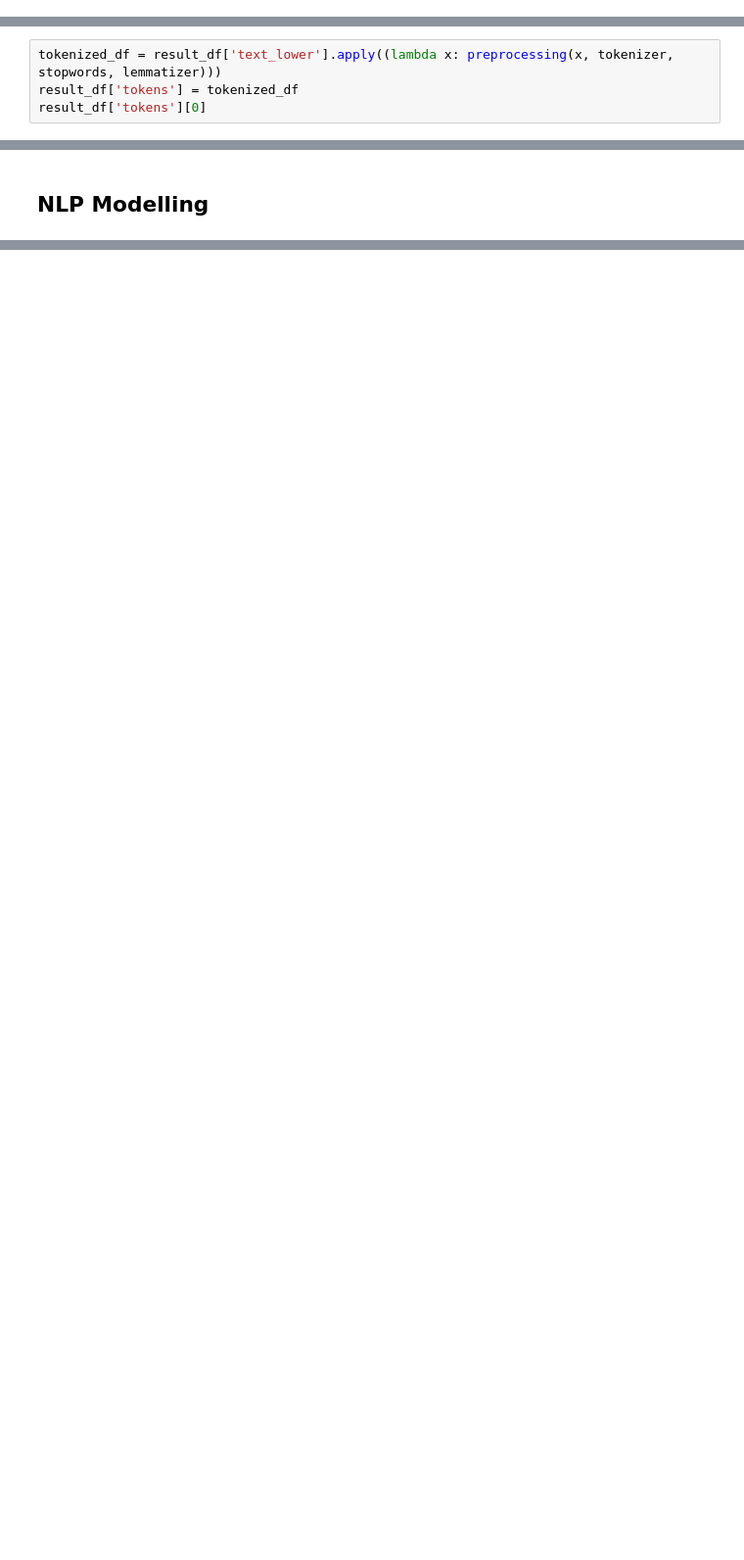
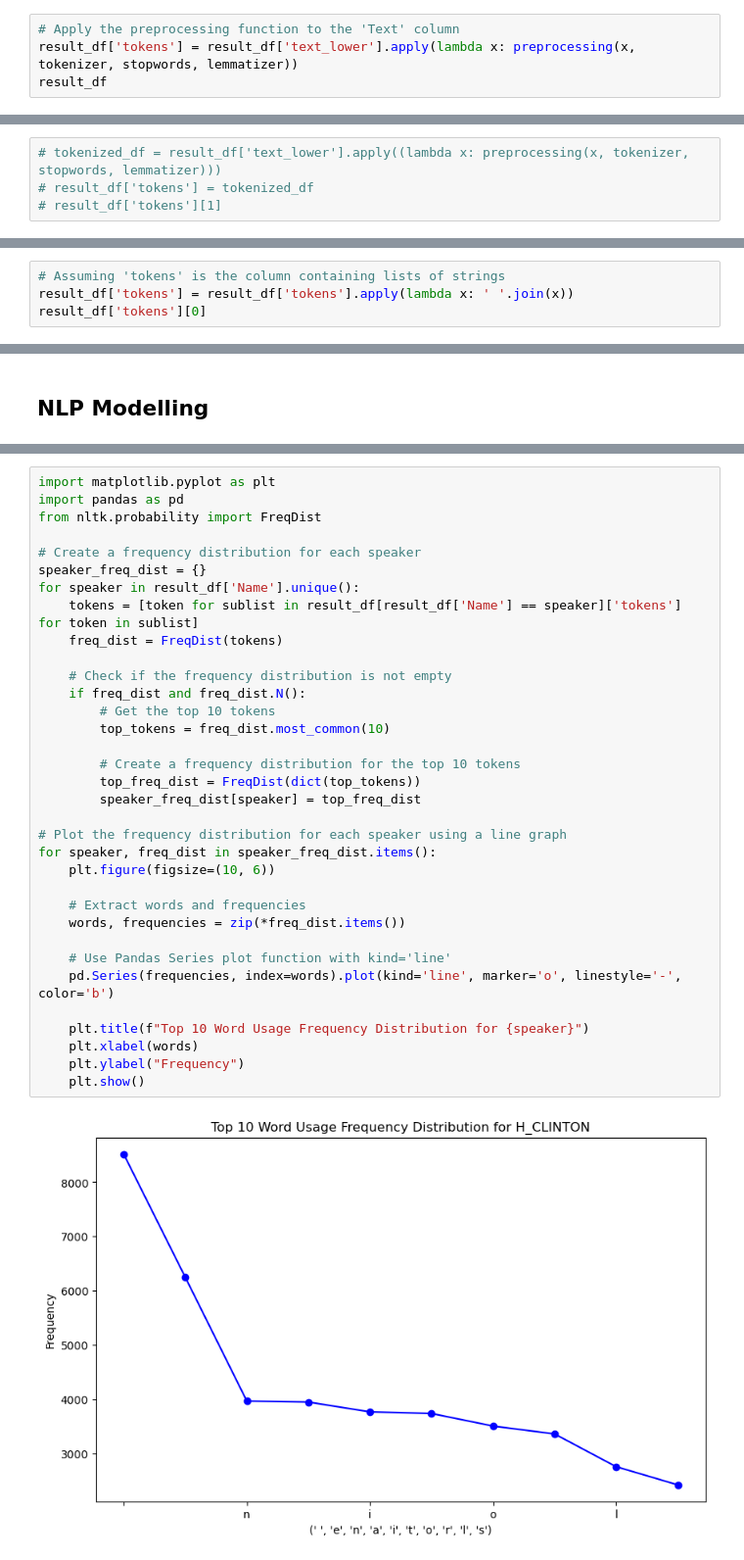
Before and after one commit to natehiatt/presidency_project, a Jupyter notebook: notebooks/shelley_scratch.ipynb, the cells around one changed output, grey strips where cells are left out. Shown at 98% size. Cells and saved outputs as stored; diff of their text form; blank space fills up the shorter version.

```diff
--- a/notebooks/shelley_scratch.ipynb
+++ b/notebooks/shelley_scratch.ipynb
@@ -361,0 +476,4 @@ stopwords
+# %%
+# Apply the preprocessing function to the 'Text' column
+result_df['tokens'] = result_df['text_lower'].apply(lambda x: preprocessing(x, tokenizer, stopwords, lemmatizer))
+result_df
@@ -362,8 +499,8 @@ stopwords
 # %%
 # preprocessing("test of a string blah,", tokenizer, stopwords, lemmatizer)
 # %%
-tokenized_df = result_df['text_lower'].apply((lambda x: preprocessing(x, tokenizer, stopwords, lemmatizer)))
-result_df['tokens'] = tokenized_df
-result_df['tokens'][0]
+# tokenized_df = result_df['text_lower'].apply((lambda x: preprocessing(x, tokenizer, stopwords, lemmatizer)))
+# result_df['tokens'] = tokenized_df
+# result_df['tokens'][1]
 # %%
 type(result_df['tokens'][0])
@@ -371,0 +529,4 @@ result_df['tokens'][0]
+# %%
+# Assuming 'tokens' is the column containing lists of strings
+result_df['tokens'] = result_df['tokens'].apply(lambda x: ' '.join(x))
+result_df['tokens'][0]
@@ -403,0 +576,36 @@ result_df`
+# %%
+import matplotlib.pyplot as plt
+import pandas as pd
+from nltk.probability import FreqDist
+
+# Create a frequency distribution for each speaker
+speaker_freq_dist = {}
+for speaker in result_df['Name'].unique():
+    tokens = [token for sublist in result_df[result_df['Name'] == speaker]['tokens'] for token in sublist]
+    freq_dist = FreqDist(tokens)
+
+    # Check if the frequency distribution is not empty
+    if freq_dist and freq_dist.N():
+        # Get the top 10 tokens
+        top_tokens = freq_dist.most_common(10)
+
+        # Create a frequency distribution for the top 10 tokens
+        top_freq_dist = FreqDist(dict(top_tokens))
+        speaker_freq_dist[speaker] = top_freq_dist
+
+# Plot the frequency distribution for each speaker using a line graph
+for speaker, freq_dist in speaker_freq_dist.items():
+    plt.figure(figsize=(10, 6))
+
+    # Extract words and frequencies
+    words, frequencies = zip(*freq_dist.items())
+
+    # Use Pandas Series plot function with kind='line'
+    pd.Series(frequencies, index=words).plot(kind='line', marker='o', linestyle='-', color='b')
+
+    plt.title(f"Top 10 Word Usage Frequency Distribution for {speaker}")
+    plt.xlabel(words)
+    plt.ylabel("Frequency")
+    plt.show()
+# %% [output]
+[figure, added]
```
Also changed, not shown: parts of 41 cells of this notebook, 1 other file.
